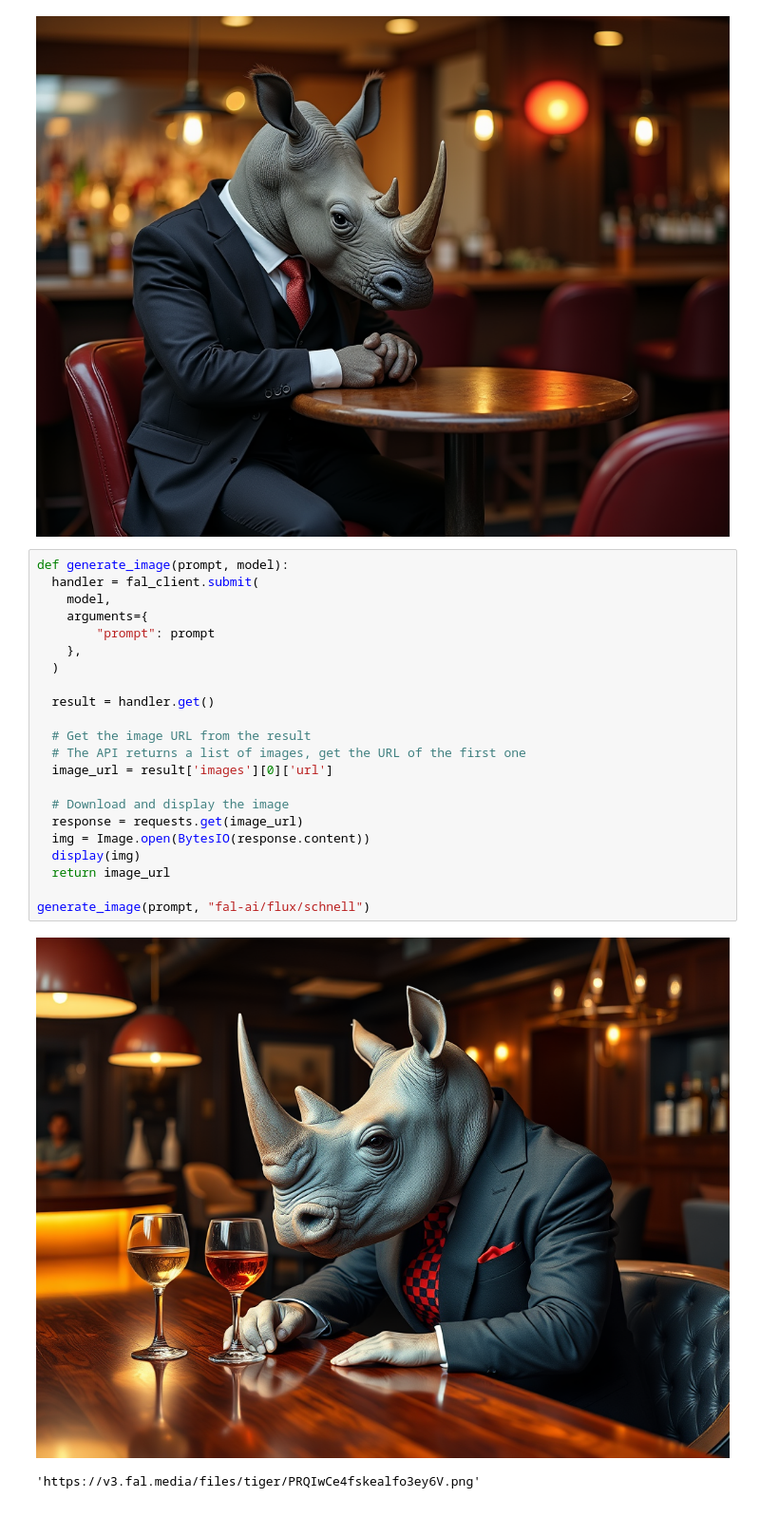
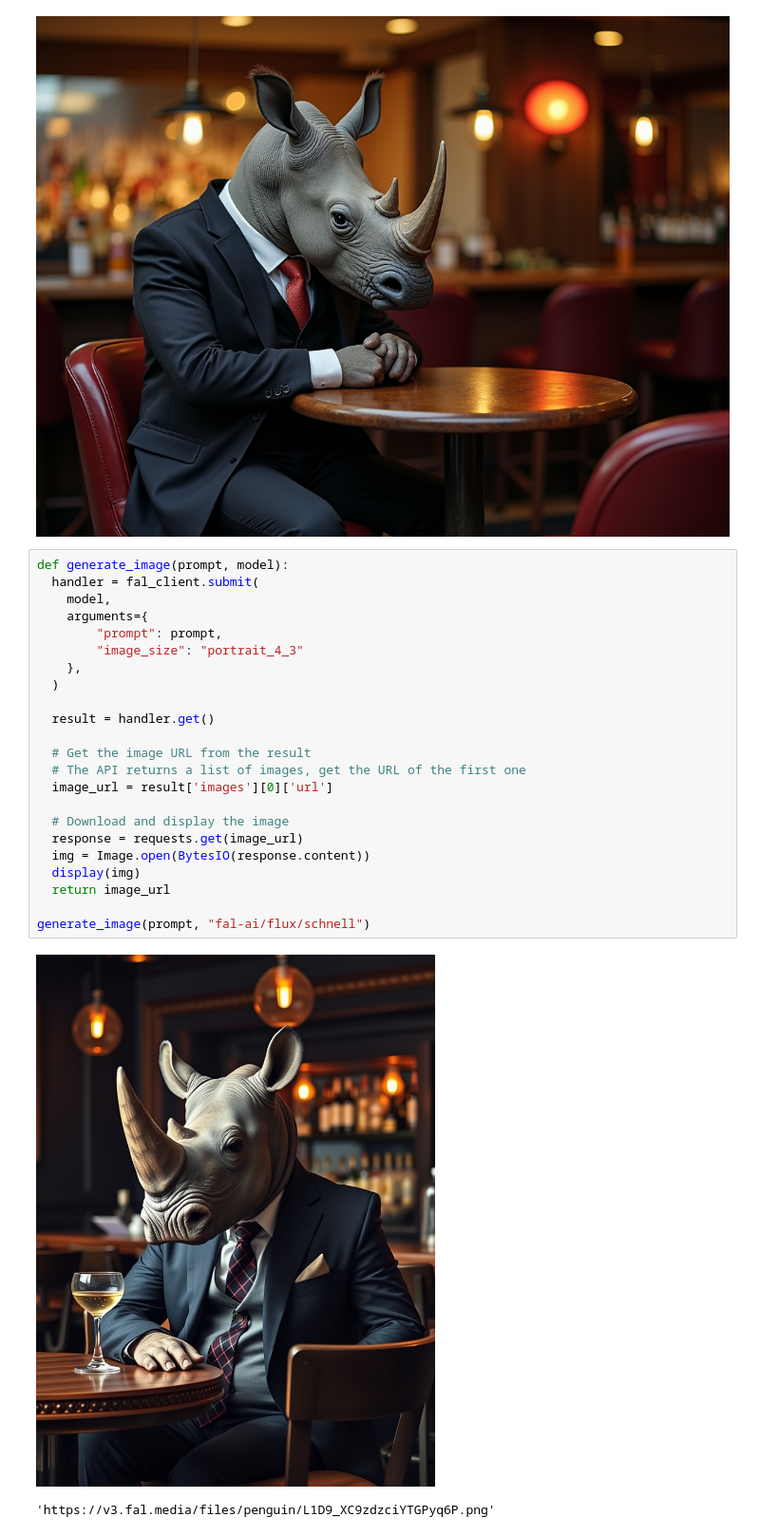
Before and after one commit to BrightPool/udemy-prompt-engineering-course, a Jupyter notebook: advanced_image_model_techniques/text_to_image_with_flux.ipynb, the cells around one changed output. Shown at 95% size. Drawn from its saved outputs; the diff is of its cells as text.

```diff
--- a/advanced_image_model_techniques/text_to_image_with_flux.ipynb
+++ b/advanced_image_model_techniques/text_to_image_with_flux.ipynb
@@ -59,25 +59,26 @@ display(img)
 # %%
 def generate_image(prompt, model):
   handler = fal_client.submit(
     model,
     arguments={
-        "prompt": prompt
+        "prompt": prompt,
+        "image_size": "portrait_4_3"
     },
   )
 
   result = handler.get()
 
   # Get the image URL from the result
   # The API returns a list of images, get the URL of the first one
   image_url = result['images'][0]['url']
 
   # Download and display the image
   response = requests.get(image_url)
   img = Image.open(BytesIO(response.content))
   display(img)
   return image_url
 
 generate_image(prompt, "fal-ai/flux/schnell")
 # %% [output]
-[figure, old version]
+[figure, new version]
-'https://v3.fal.media/files/tiger/PRQIwCe4fskealfo3ey6V.png'
+'https://v3.fal.media/files/penguin/L1D9_XC9zdzciYTGPyq6P.png'
```
Also changed, not shown: 1 other file.
